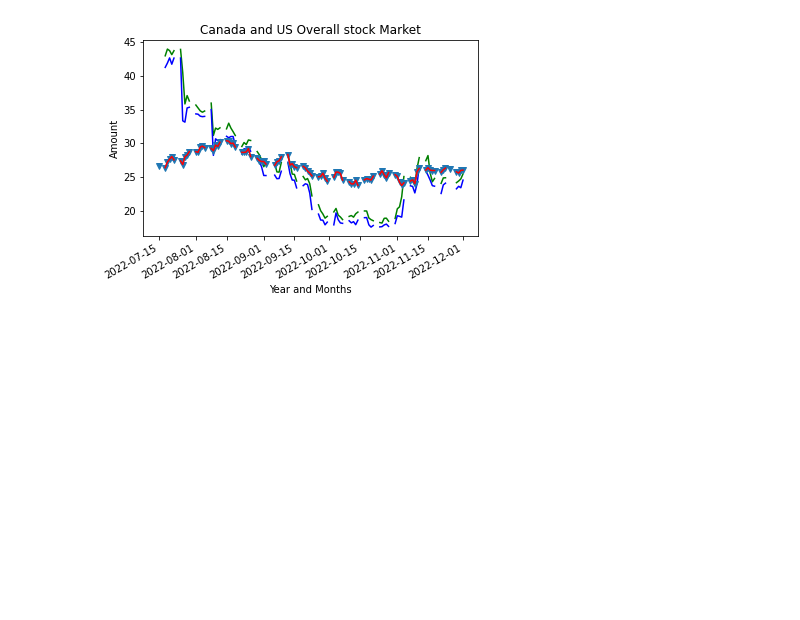
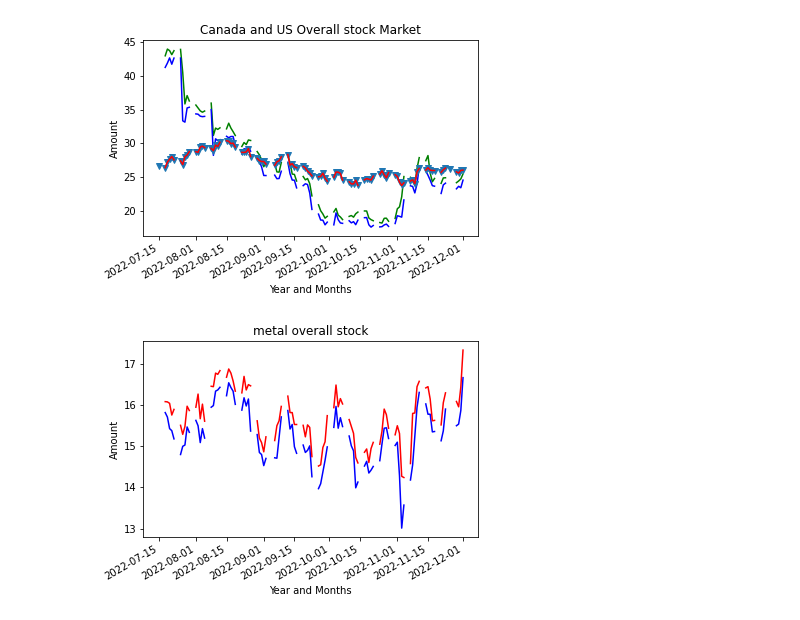
Before and after one commit to AIDA-Saskatchewan-polytechnic/Final_project_by_Naveen-Nilesh, a Jupyter notebook: Source/final_project.ipynb, the cells around one changed output. Saved outputs shown, nothing was run; the diff lists cells and outputs as text; code cells hidden in the pictures; blank space fills up the shorter version.

Commit message:
Added Graph

```diff
--- a/Source/final_project.ipynb
+++ b/Source/final_project.ipynb
@@ -611,3 +611,16 @@ fig.autofmt_xdate()
 plt.show()
 # %% [output]
 [figure]
+# %%
+fig = plt.figure()
+plt.plot_date(dataFrame_Merged_COVID_Stock['date'],dataFrame_Merged_COVID_Stock['metal_low'],'b-')
+plt.plot_date(dataFrame_Merged_COVID_Stock['date'],dataFrame_Merged_COVID_Stock['metal_high'],'r-')
+
+plt.title("metal overall stock")
+plt.xlabel("Year and Months")
+plt.ylabel("Amount")
+
+fig.autofmt_xdate()
+plt.show()
+# %% [output]
+[figure, added]
```
Also changed, not shown: parts of 2 cells of this notebook.
